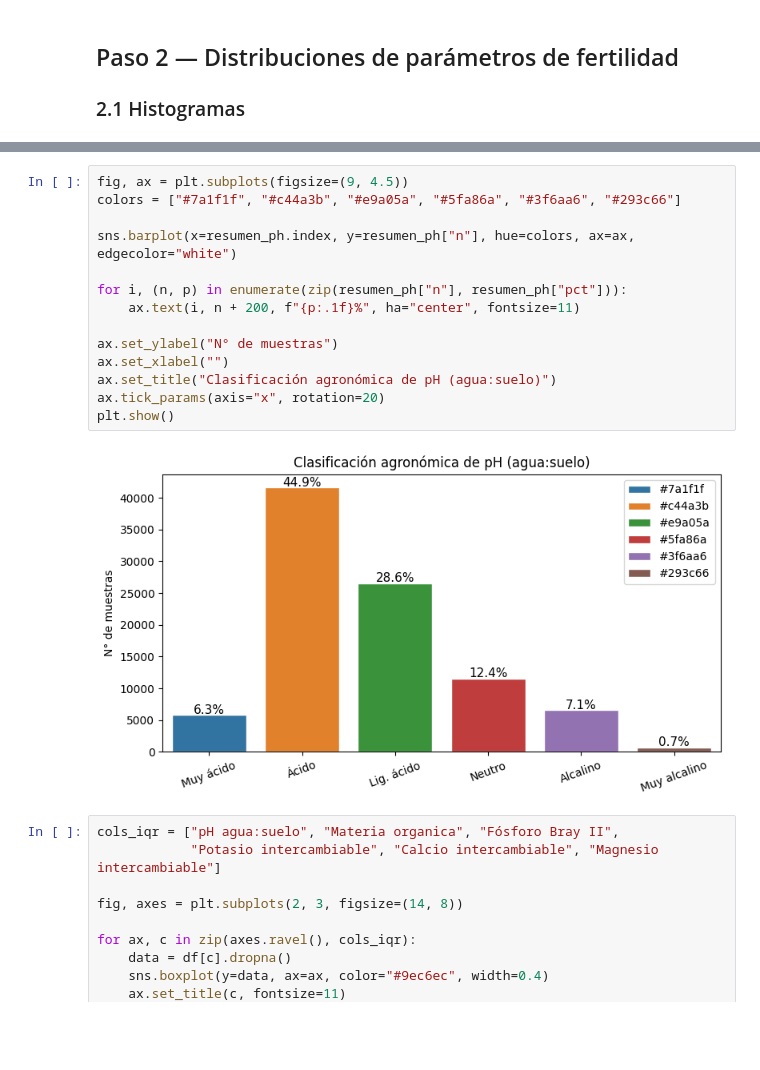
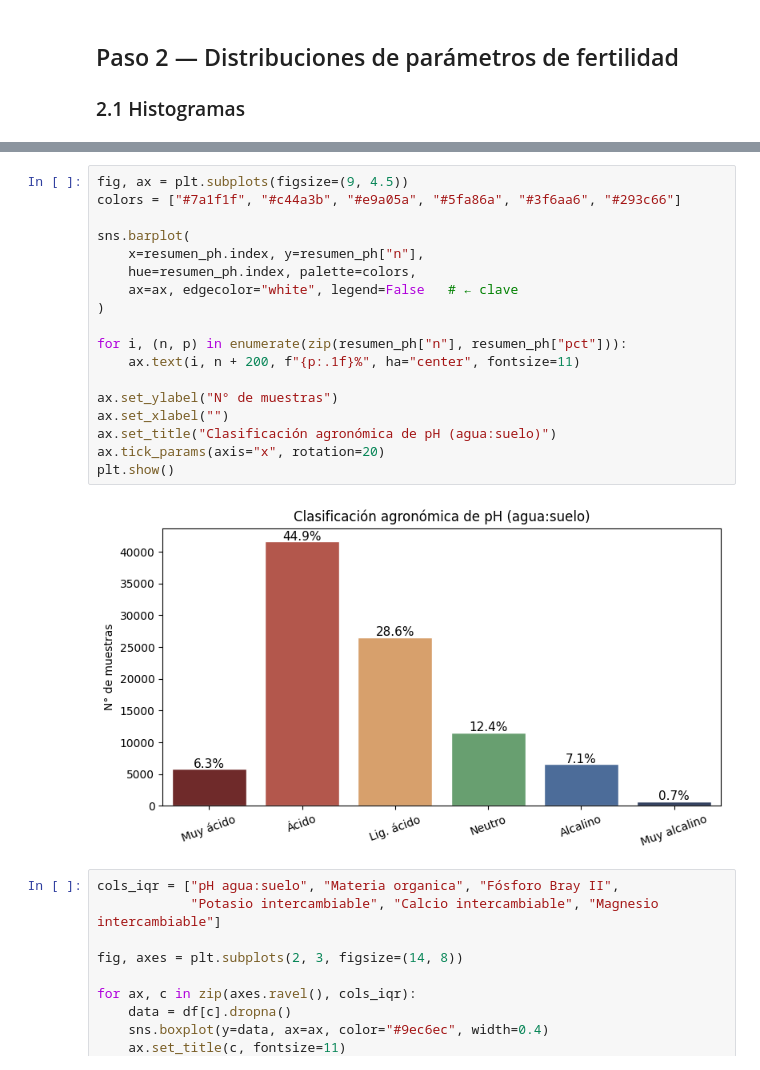
Before and after one commit to kojeda603/analisis_exploratorio_de_datos, a Jupyter notebook: PARCIAL_FINAL_KEVIN.ipynb, the cells around one changed output, grey strips where cells are left out. Drawn from its saved outputs; the diff is of its cells as text; blank space fills up the shorter version.

```diff
--- a/PARCIAL_FINAL_KEVIN.ipynb
+++ b/PARCIAL_FINAL_KEVIN.ipynb
@@ -461,19 +456,23 @@ resumen_ph
 # %%
 fig, ax = plt.subplots(figsize=(9, 4.5))
 colors = ["#7a1f1f", "#c44a3b", "#e9a05a", "#5fa86a", "#3f6aa6", "#293c66"]
 
-sns.barplot(x=resumen_ph.index, y=resumen_ph["n"], hue=colors, ax=ax, edgecolor="white")
+sns.barplot(
+    x=resumen_ph.index, y=resumen_ph["n"],
+    hue=resumen_ph.index, palette=colors,
+    ax=ax, edgecolor="white", legend=False   # ← clave
+)
 
 for i, (n, p) in enumerate(zip(resumen_ph["n"], resumen_ph["pct"])):
     ax.text(i, n + 200, f"{p:.1f}%", ha="center", fontsize=11)
 
 ax.set_ylabel("N° de muestras")
 ax.set_xlabel("")
 ax.set_title("Clasificación agronómica de pH (agua:suelo)")
 ax.tick_params(axis="x", rotation=20)
 plt.show()
 # %% [output]
-[figure, old version]
+[figure, new version]
 # %%
 cols_iqr = ["pH agua:suelo", "Materia organica", "Fósforo Bray II",
             "Potasio intercambiable", "Calcio intercambiable", "Magnesio intercambiable"]
```
Also changed, not shown: parts of 47 cells of this notebook.
